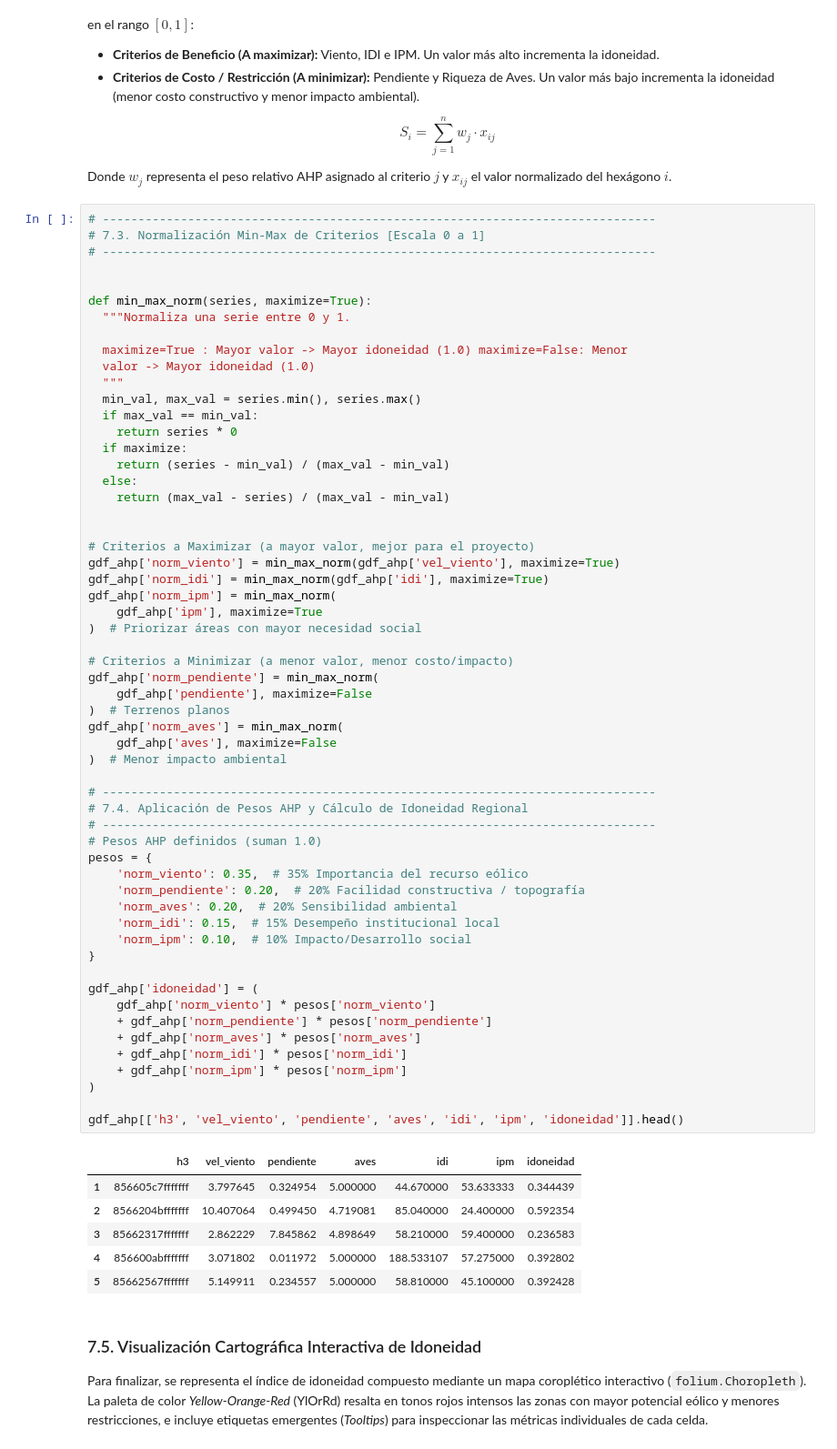
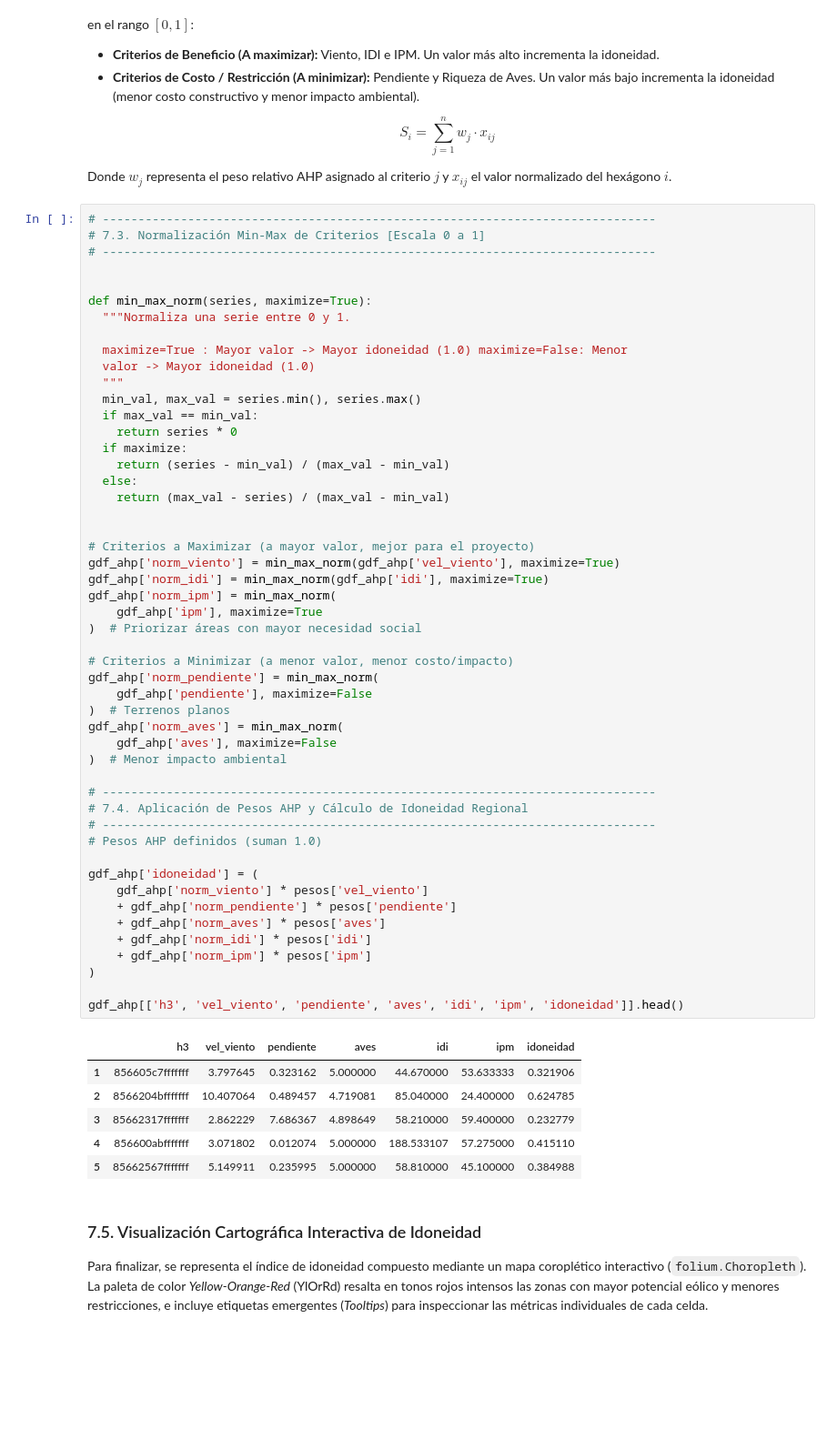
Before and after one commit to Sadriica/Curso_ANH, a Jupyter notebook: modulo4_taller/modulo4_taller.ipynb, the cells around one changed output. Shown at 91% size. Cells and saved outputs as stored; diff of their text form; blank space fills up the shorter version.

Commit message:
modificacion pesos actividad 7

```diff
--- a/modulo4_taller/modulo4_taller.ipynb
+++ b/modulo4_taller/modulo4_taller.ipynb
@@ -507,50 +507,43 @@ def min_max_norm(series, maximize=True):
   else:
     return (max_val - series) / (max_val - min_val)
 
 
 # Criterios a Maximizar (a mayor valor, mejor para el proyecto)
 gdf_ahp['norm_viento'] = min_max_norm(gdf_ahp['vel_viento'], maximize=True)
 gdf_ahp['norm_idi'] = min_max_norm(gdf_ahp['idi'], maximize=True)
 gdf_ahp['norm_ipm'] = min_max_norm(
     gdf_ahp['ipm'], maximize=True
 )  # Priorizar áreas con mayor necesidad social
 
 # Criterios a Minimizar (a menor valor, menor costo/impacto)
 gdf_ahp['norm_pendiente'] = min_max_norm(
     gdf_ahp['pendiente'], maximize=False
 )  # Terrenos planos
 gdf_ahp['norm_aves'] = min_max_norm(
     gdf_ahp['aves'], maximize=False
 )  # Menor impacto ambiental
 
 # ------------------------------------------------------------------------------
 # 7.4. Aplicación de Pesos AHP y Cálculo de Idoneidad Regional
 # ------------------------------------------------------------------------------
 # Pesos AHP definidos (suman 1.0)
-pesos = {
-    'norm_viento': 0.35,  # 35% Importancia del recurso eólico
-    'norm_pendiente': 0.20,  # 20% Facilidad constructiva / topografía
-    'norm_aves': 0.20,  # 20% Sensibilidad ambiental
-    'norm_idi': 0.15,  # 15% Desempeño institucional local
-    'norm_ipm': 0.10,  # 10% Impacto/Desarrollo social
-}
 
 gdf_ahp['idoneidad'] = (
-    gdf_ahp['norm_viento'] * pesos['norm_viento']
-    + gdf_ahp['norm_pendiente'] * pesos['norm_pendiente']
-    + gdf_ahp['norm_aves'] * pesos['norm_aves']
-    + gdf_ahp['norm_idi'] * pesos['norm_idi']
-    + gdf_ahp['norm_ipm'] * pesos['norm_ipm']
+    gdf_ahp['norm_viento'] * pesos['vel_viento']
+    + gdf_ahp['norm_pendiente'] * pesos['pendiente']
+    + gdf_ahp['norm_aves'] * pesos['aves']
+    + gdf_ahp['norm_idi'] * pesos['idi']
+    + gdf_ahp['norm_ipm'] * pesos['ipm']
 )
 
 gdf_ahp[['h3', 'vel_viento', 'pendiente', 'aves', 'idi', 'ipm', 'idoneidad']].head()
 # %% [output]
 |  | h3 | vel_viento | pendiente | aves | idi | ipm | idoneidad |
-| 1 | 856605c7fffffff | 3.797645 | 0.324954 | 5.000000 | 44.670000 | 53.633333 | 0.344439 |
-| 2 | 8566204bfffffff | 10.407064 | 0.499450 | 4.719081 | 85.040000 | 24.400000 | 0.592354 |
-| 3 | 85662317fffffff | 2.862229 | 7.845862 | 4.898649 | 58.210000 | 59.400000 | 0.236583 |
-| 4 | 856600abfffffff | 3.071802 | 0.011972 | 5.000000 | 188.533107 | 57.275000 | 0.392802 |
-| 5 | 85662567fffffff | 5.149911 | 0.234557 | 5.000000 | 58.810000 | 45.100000 | 0.392428 |
+| 1 | 856605c7fffffff | 3.797645 | 0.323162 | 5.000000 | 44.670000 | 53.633333 | 0.321906 |
+| 2 | 8566204bfffffff | 10.407064 | 0.489457 | 4.719081 | 85.040000 | 24.400000 | 0.624785 |
+| 3 | 85662317fffffff | 2.862229 | 7.686367 | 4.898649 | 58.210000 | 59.400000 | 0.232779 |
+| 4 | 856600abfffffff | 3.071802 | 0.012074 | 5.000000 | 188.533107 | 57.275000 | 0.415110 |
+| 5 | 85662567fffffff | 5.149911 | 0.235995 | 5.000000 | 58.810000 | 45.100000 | 0.384988 |
 # %% [markdown]
 ### 7.5. Visualización Cartográfica Interactiva de Idoneidad
 Para finalizar, se representa el índice de idoneidad compuesto mediante un mapa coroplético interactivo (`folium.Choropleth`). La paleta de color *Yellow-Orange-Red* (YlOrRd) resalta en tonos rojos intensos las zonas con mayor potencial eólico y menores restricciones, e incluye etiquetas emergentes (*Tooltips*) para inspeccionar las métricas individuales de cada celda.
```
Also changed, not shown: parts of 2 cells of this notebook.
